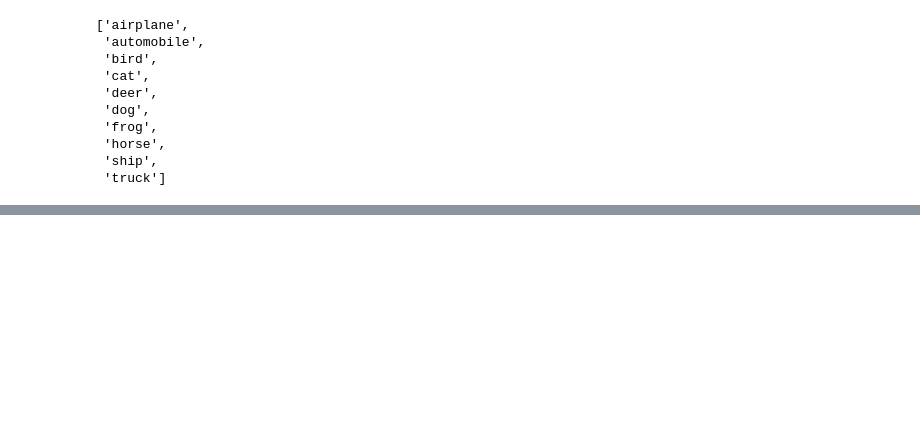
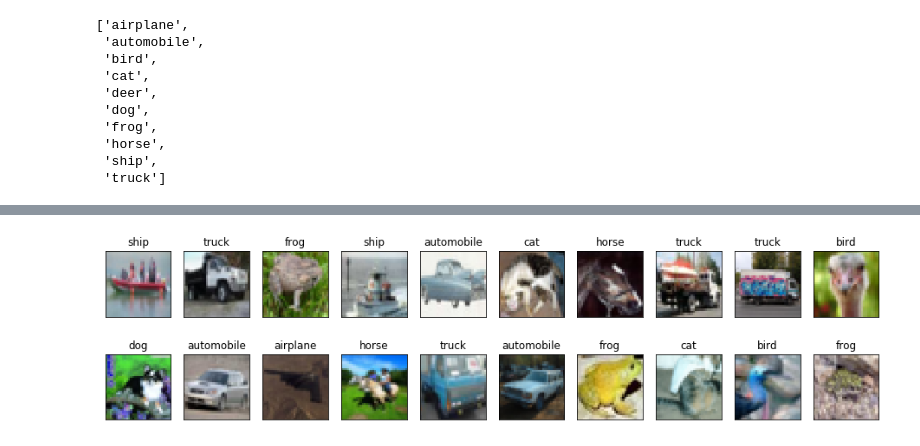
Before and after one commit to mistertandon/ud-10-deep-learning-v2-pytorch, a Jupyter notebook: convolutional-neural-networks/cifar-cnn/cifar10_cnn_self_try.ipynb, the cells around one changed output, grey strips where cells are left out. Cells and saved outputs as stored; diff of their text form; code cells hidden in the pictures; blank space fills up the shorter version.

Commit message:
feat: Part ii: Implement CNN to classify CIFAR10 dataset image
Develop code to render one batch of train_set image, to get intution how images do
looks.

```diff
--- a/convolutional-neural-networks/cifar-cnn/cifar10_cnn_self_try.ipynb
+++ b/convolutional-neural-networks/cifar-cnn/cifar10_cnn_self_try.ipynb
@@ -18,7 +19,7 @@ device(type='cuda', index=0)
 # %%
 eval_size = 0.2
 num_workers = 0
-batch_size = 32
+batch_size = 20
 # %%
 transform = transforms.Compose([
     transforms.ToTensor(),
@@ -59,9 +60,12 @@ from torch.utils.data.sampler import SubsetRandomSampler
 train_sampler = SubsetRandomSampler(train_idx)
 eval_sampler = SubsetRandomSampler(eval_idx)
 # %%
-train_loader = torch.utils.data.DataLoader(train_data, batch_size = 32, sampler = train_sampler, num_workers = num_workers)
-eval_loader = torch.utils.data.DataLoader(train_data, batch_size = 32, sampler = eval_sampler, num_workers = num_workers)
-test_loader = torch.utils.data.DataLoader(test_data, batch_size = 32, shuffle = False, num_workers = num_workers)
+train_loader = torch.utils.data.DataLoader(train_data, batch_size = batch_size,
+                                           sampler = train_sampler, num_workers = num_workers)
+eval_loader = torch.utils.data.DataLoader(train_data, batch_size = batch_size,
+                                          sampler = eval_sampler, num_workers = num_workers)
+test_loader = torch.utils.data.DataLoader(test_data, batch_size = batch_size,
+                                          shuffle = False, num_workers = num_workers)
 # %%
 # specify the image classes
 classes = ['airplane', 'automobile', 'bird', 'cat', 'deer',
@@ -78,3 +82,6 @@ classes
  'horse',
  'ship',
  'truck']
+# %%
+dataiter = iter(train_loader)
+images, labels = next(dataiter)
@@ -80,0 +116,5 @@ classes
+# %%
+# helper function to un-normalize and display an image
+def imshow(img):
+    img = img / 2 + 0.5  # unnormalize
+    plt.imshow(np.transpose(img, (1, 2, 0)))  # convert from Tensor image
@@ -80,0 +123,8 @@ classes
+# %%
+plt.figure(figsize = (16, 4))
+for idx in range(len(images)):
+    ax = plt.subplot(2, 10, idx+1, xticks = [], yticks = [])
+    imshow(images[idx])
+    ax.set_title(classes[labels[idx].item()])
+# %% [output]
+[figure, added]
```
Also changed, not shown: parts of 6 cells of this notebook, 1 other file.
